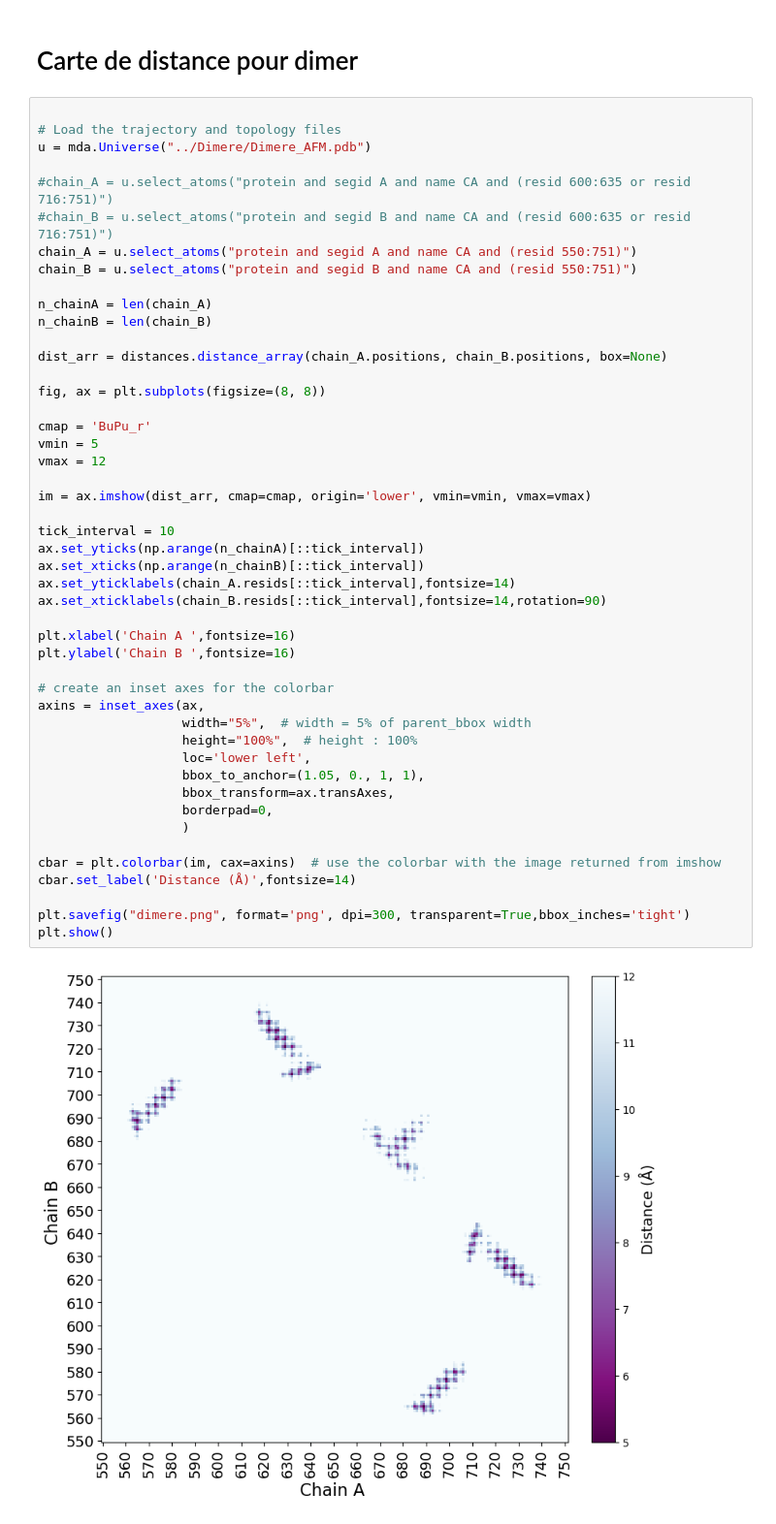
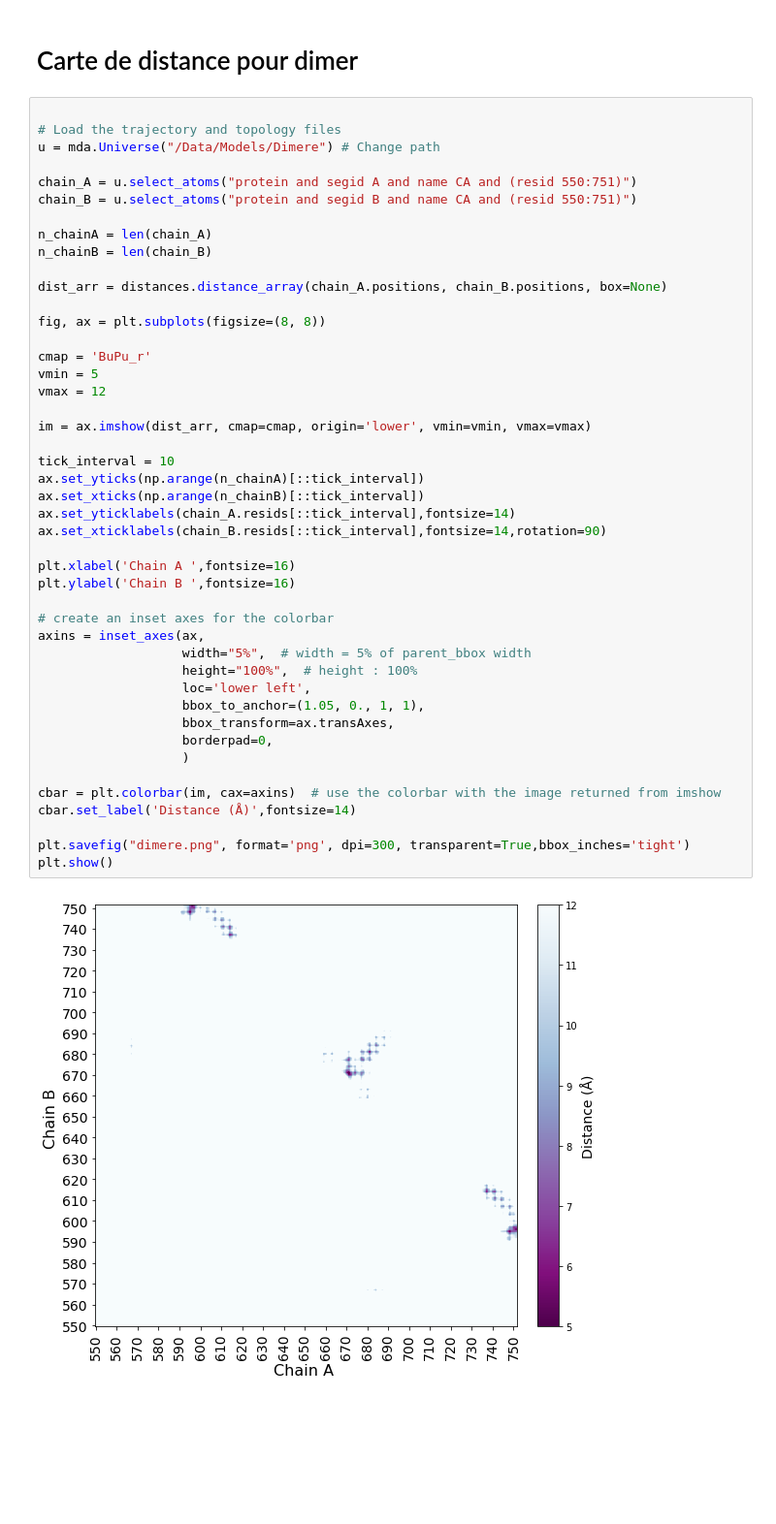
Before and after one commit to Jouffluu/Molecular-modelling-MCTP, a Jupyter notebook: Notebook/contact-map-pdb.ipynb, the cells around one changed output. Shown at 97% size. Saved outputs shown, nothing was run; the diff lists cells and outputs as text; blank space fills up the shorter version.

```diff
--- a/Notebook/contact-map-pdb.ipynb
+++ b/Notebook/contact-map-pdb.ipynb
@@ -67,10 +67,8 @@ plt.savefig("all_models.png", format='png', dpi=300, transparent=True)
 # %%
 
 # Load the trajectory and topology files
-u = mda.Universe("../Dimere/Dimere_AFM.pdb")
+u = mda.Universe("/Data/Models/Dimere") # Change path
 
-#chain_A = u.select_atoms("protein and segid A and name CA and (resid 600:635 or resid 716:751)")
-#chain_B = u.select_atoms("protein and segid B and name CA and (resid 600:635 or resid 716:751)")
 chain_A = u.select_atoms("protein and segid A and name CA and (resid 550:751)")
 chain_B = u.select_atoms("protein and segid B and name CA and (resid 550:751)")
 
@@ -85,31 +83,31 @@ cmap = 'BuPu_r'
 vmin = 5
 vmax = 12
 
 im = ax.imshow(dist_arr, cmap=cmap, origin='lower', vmin=vmin, vmax=vmax)
 
 tick_interval = 10
 ax.set_yticks(np.arange(n_chainA)[::tick_interval])
 ax.set_xticks(np.arange(n_chainB)[::tick_interval])
 ax.set_yticklabels(chain_A.resids[::tick_interval],fontsize=14)
 ax.set_xticklabels(chain_B.resids[::tick_interval],fontsize=14,rotation=90)
 
 plt.xlabel('Chain A ',fontsize=16)
 plt.ylabel('Chain B ',fontsize=16)
 
 # create an inset axes for the colorbar
 axins = inset_axes(ax,
                    width="5%",  # width = 5% of parent_bbox width
                    height="100%",  # height : 100%
                    loc='lower left',
                    bbox_to_anchor=(1.05, 0., 1, 1),
                    bbox_transform=ax.transAxes,
                    borderpad=0,
                    )
 
 cbar = plt.colorbar(im, cax=axins)  # use the colorbar with the image returned from imshow
 cbar.set_label('Distance (Å)',fontsize=14)
 
 plt.savefig("dimere.png", format='png', dpi=300, transparent=True,bbox_inches='tight')
 plt.show()
 # %% [output]
-[figure, old version]
+[figure, new version]
```
Also changed, not shown: parts of 2 cells of this notebook.
